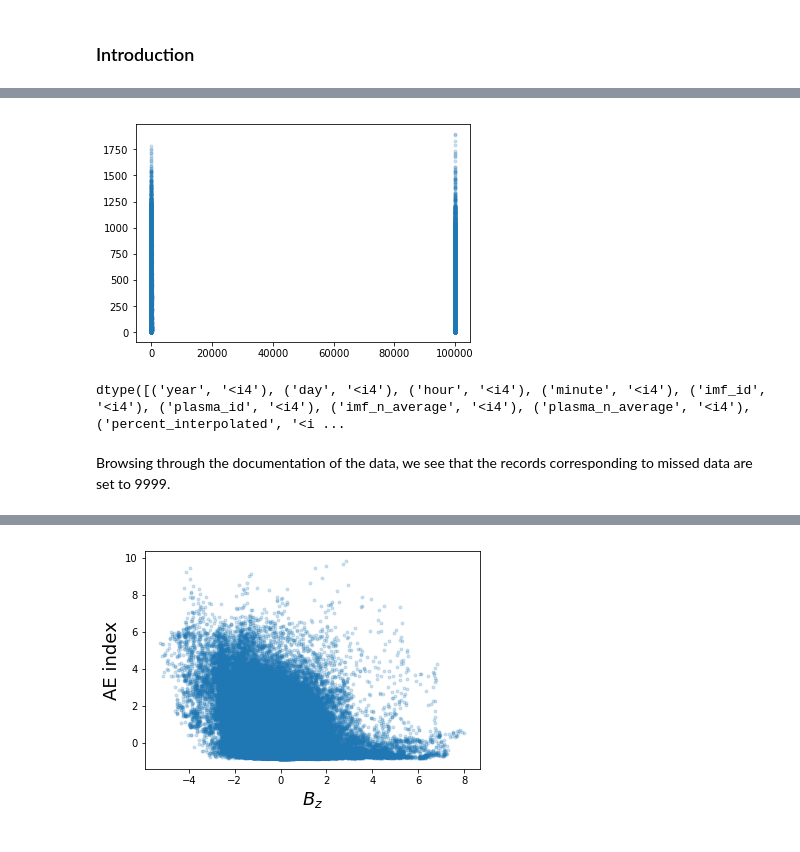
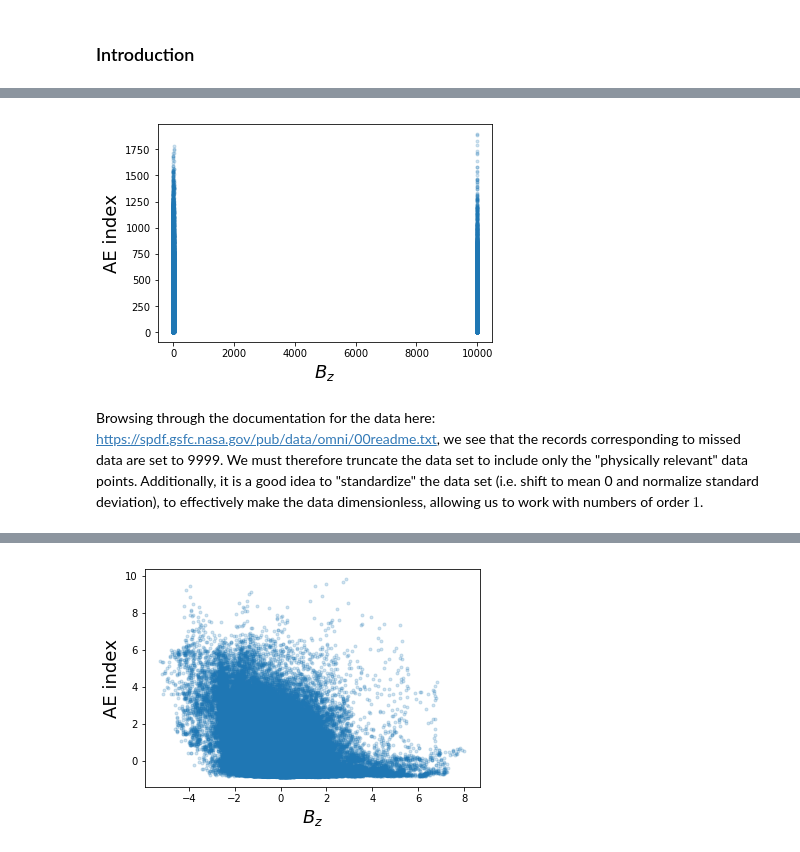
Before and after one commit to AlexanderHickey/PHYS581, a Jupyter notebook: Assignment 3/Assignment 3.ipynb, the cells around one changed output, grey strips where cells are left out. Drawn from its saved outputs; the diff is of its cells as text; code cells hidden in the pictures.

```diff
--- a/Assignment 3/Assignment 3.ipynb
+++ b/Assignment 3/Assignment 3.ipynb
@@ -16,11 +23,9 @@ Type stuff...
 # %%
-#Data doesn't make sense
 data = np.load('omni_1min_2014.npy')
-plt.plot( data['vz'], data['ae_index'], '.', alpha=0.2 )
+
+plt.plot( data['bz'], data['ae_index'], '.', alpha=0.2 )
+plt.xlabel('$B_z$',fontsize=18)
+plt.ylabel('AE index',fontsize=18)
 plt.show()
-data.dtype
 # %% [output]
-[figure, old version]
+[figure, new version]
-dtype([('year', '<i4'), ('day', '<i4'), ('hour', '<i4'), ('minute', '<i4'), ('imf_id', '<i4'), ('plasma_id', '<i4'), ('imf_n_average', '<i4'), ('plasma_n_average', '<i4'), ('percent_interpolated', '<i ...
-# %% [markdown]
-Browsing through the documentation of the data, we see that the records corresponding to missed data are set to 9999.
@@ -39 +32,3 @@ process['ae_index'] = np.array([(-100, +2999, np.nan, np.nan)], dtype=dtype)
+# %% [markdown]
+Browsing through the documentation for the data here: https://spdf.gsfc.nasa.gov/pub/data/omni/00readme.txt, we see that the records corresponding to missed data are set to 9999. We must therefore truncate the data set to include only the "physically relevant" data points. Additionally, it is a good idea to "standardize" the data set (i.e. shift to mean 0 and normalize standard deviation), to effectively make the data dimensionless, allowing us to work with numbers of order $1$.
 # %%
```
Also changed, not shown: parts of 18 cells of this notebook, 4 other files.
